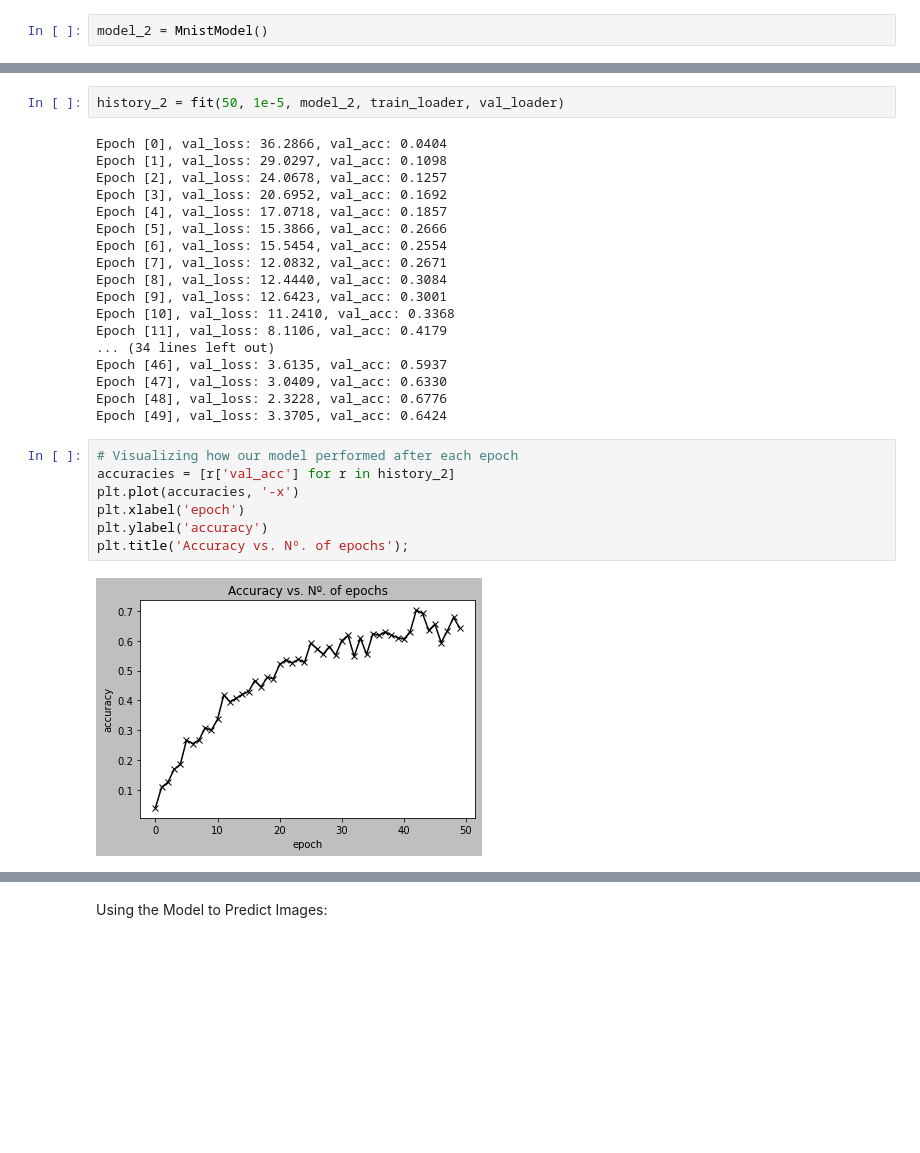
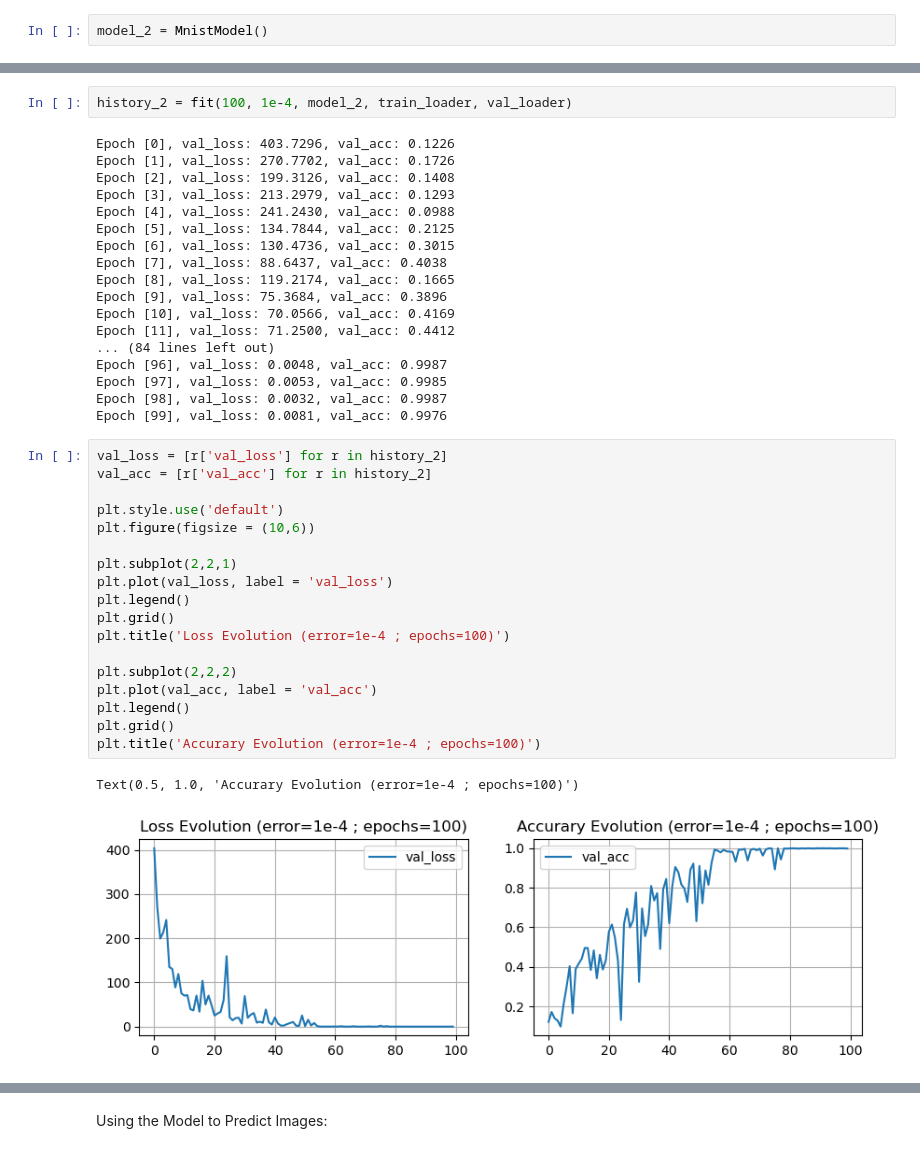
Before and after one commit to renatovalente5/AA-Projs, a Jupyter notebook: mainLogisticRegression.ipynb, the cells around one changed output, grey strips where cells are left out. Drawn from its saved outputs; the diff is of its cells as text; blank space fills up the shorter version.

```diff
--- a/mainLogisticRegression.ipynb
+++ b/mainLogisticRegression.ipynb
@@ -202,32 +214,44 @@ evaluate(model_2, val_loader)  #{'val_loss': 180.855712890625, 'val_acc': 0.0447
 # %%
-history_2 = fit(50, 1e-5, model_2, train_loader, val_loader)
+history_2 = fit(100, 1e-4, model_2, train_loader, val_loader)
 # %% [output]
-Epoch [0], val_loss: 36.2866, val_acc: 0.0404
-Epoch [1], val_loss: 29.0297, val_acc: 0.1098
-Epoch [2], val_loss: 24.0678, val_acc: 0.1257
-Epoch [3], val_loss: 20.6952, val_acc: 0.1692
-Epoch [4], val_loss: 17.0718, val_acc: 0.1857
-Epoch [5], val_loss: 15.3866, val_acc: 0.2666
-Epoch [6], val_loss: 15.5454, val_acc: 0.2554
-Epoch [7], val_loss: 12.0832, val_acc: 0.2671
-Epoch [8], val_loss: 12.4440, val_acc: 0.3084
-Epoch [9], val_loss: 12.6423, val_acc: 0.3001
-Epoch [10], val_loss: 11.2410, val_acc: 0.3368
-Epoch [11], val_loss: 8.1106, val_acc: 0.4179
-... (34 lines left out)
-Epoch [46], val_loss: 3.6135, val_acc: 0.5937
-Epoch [47], val_loss: 3.0409, val_acc: 0.6330
-Epoch [48], val_loss: 2.3228, val_acc: 0.6776
-Epoch [49], val_loss: 3.3705, val_acc: 0.6424
+Epoch [0], val_loss: 403.7296, val_acc: 0.1226
+Epoch [1], val_loss: 270.7702, val_acc: 0.1726
+Epoch [2], val_loss: 199.3126, val_acc: 0.1408
+Epoch [3], val_loss: 213.2979, val_acc: 0.1293
+Epoch [4], val_loss: 241.2430, val_acc: 0.0988
+Epoch [5], val_loss: 134.7844, val_acc: 0.2125
+Epoch [6], val_loss: 130.4736, val_acc: 0.3015
+Epoch [7], val_loss: 88.6437, val_acc: 0.4038
+Epoch [8], val_loss: 119.2174, val_acc: 0.1665
+Epoch [9], val_loss: 75.3684, val_acc: 0.3896
+Epoch [10], val_loss: 70.0566, val_acc: 0.4169
+Epoch [11], val_loss: 71.2500, val_acc: 0.4412
+... (84 lines left out)
+Epoch [96], val_loss: 0.0048, val_acc: 0.9987
+Epoch [97], val_loss: 0.0053, val_acc: 0.9985
+Epoch [98], val_loss: 0.0032, val_acc: 0.9987
+Epoch [99], val_loss: 0.0081, val_acc: 0.9976
-# %%
-# Visualizing how our model performed after each epoch
-accuracies = [r['val_acc'] for r in history_2]
-plt.plot(accuracies, '-x')
-plt.xlabel('epoch')
-plt.ylabel('accuracy')
-plt.title('Accuracy vs. Nº. of epochs');
-# %% [output]
-[figure, removed]
+# %%
+val_loss = [r['val_loss'] for r in history_2]
+val_acc = [r['val_acc'] for r in history_2]
+
+plt.style.use('default')
+plt.figure(figsize = (10,6))
+
+plt.subplot(2,2,1)
+plt.plot(val_loss, label = 'val_loss')
+plt.legend()
+plt.grid()
+plt.title('Loss Evolution (error=1e-4 ; epochs=100)')
+
+plt.subplot(2,2,2)
+plt.plot(val_acc, label = 'val_acc')
+plt.legend()
+plt.grid()
+plt.title('Accurary Evolution (error=1e-4 ; epochs=100)')
+# %% [output]
+Text(0.5, 1.0, 'Accurary Evolution (error=1e-4 ; epochs=100)')
+[figure, added]
 # %%
 # Evaluate on test dataset
 result_2 = evaluate(model_2, test_loader)
```
Also changed, not shown: parts of 23 cells of this notebook.
